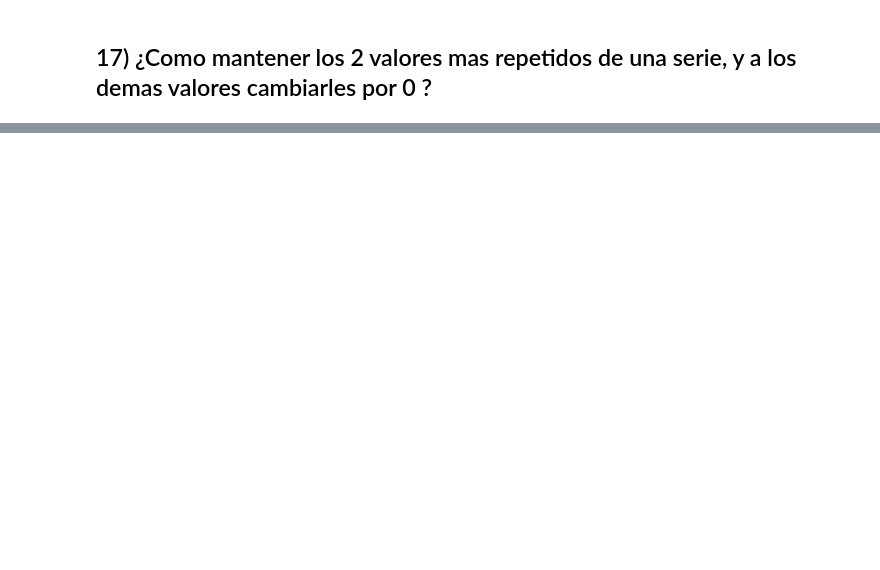
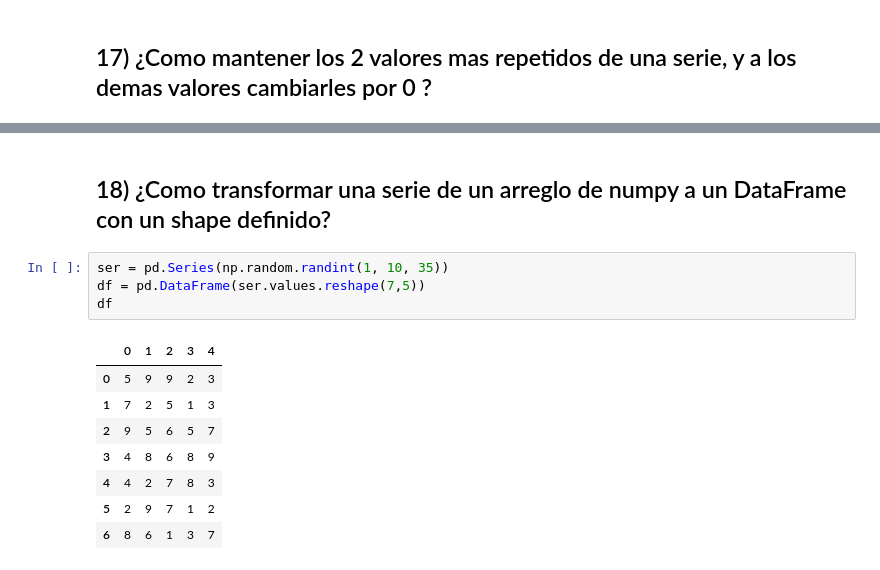
Before and after one commit to alexolmedo/2018-B-GR1-Python, a Jupyter notebook: examen-01/examen.ipynb, the cells around one changed output, grey strips where cells are left out. Drawn from its saved outputs; the diff is of its cells as text; blank space fills up the shorter version.

```diff
--- a/examen-01/examen.ipynb
+++ b/examen-01/examen.ipynb
@@ -205,0 +217,15 @@ Name: 0, dtype: int64
+# %% [markdown]
+## 18) ¿Como transformar una serie de un arreglo de numpy a un DataFrame con un shape definido?
+# %%
+ser = pd.Series(np.random.randint(1, 10, 35))
+df = pd.DataFrame(ser.values.reshape(7,5))
+df
+# %% [output]
+|  | 0 | 1 | 2 | 3 | 4 |
+| 0 | 5 | 9 | 9 | 2 | 3 |
+| 1 | 7 | 2 | 5 | 1 | 3 |
+| 2 | 9 | 5 | 6 | 5 | 7 |
+| 3 | 4 | 8 | 6 | 8 | 9 |
+| 4 | 4 | 2 | 7 | 8 | 3 |
+| 5 | 2 | 9 | 7 | 1 | 2 |
+| 6 | 8 | 6 | 1 | 3 | 7 |
```
Also changed, not shown: parts of 4 cells of this notebook.
